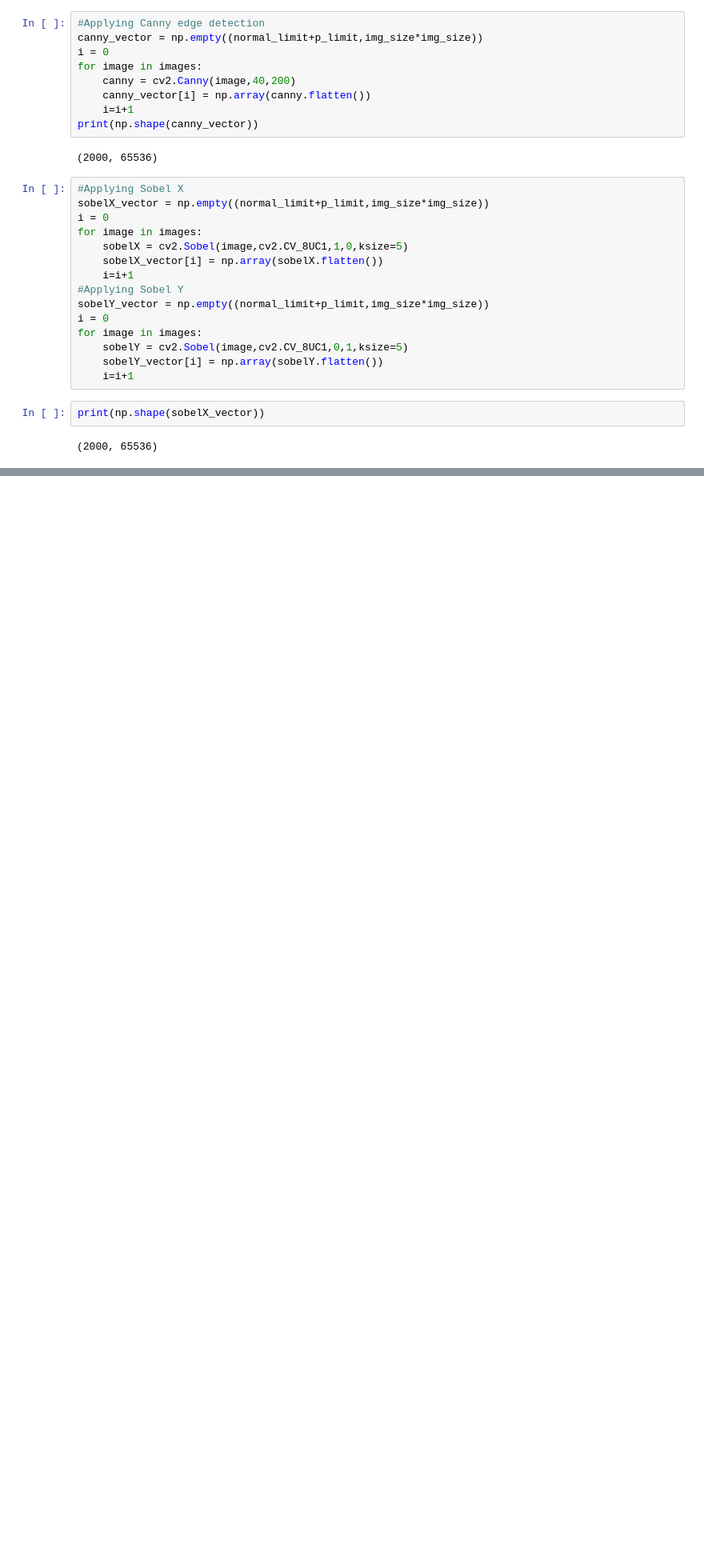
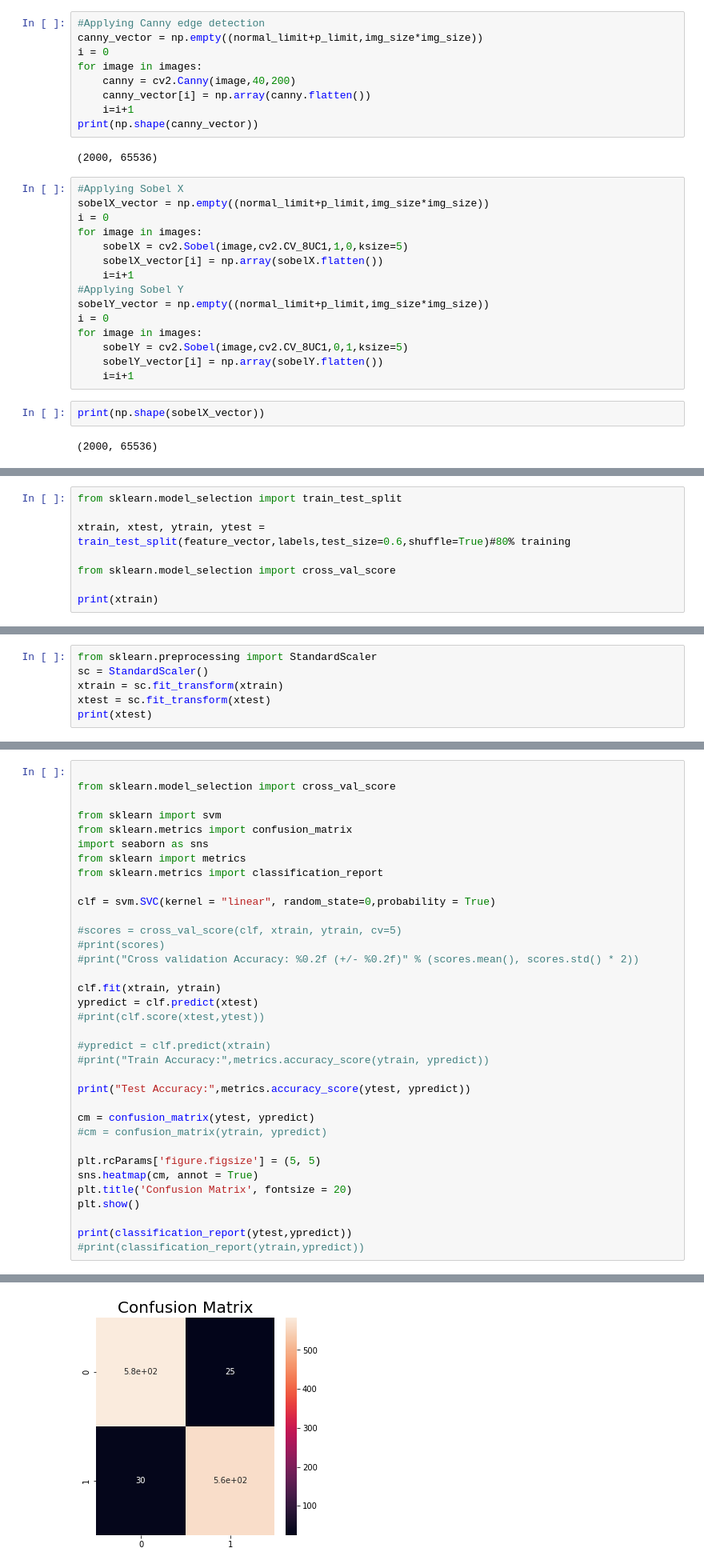
Before and after one commit to rugvedmanoorkar/cmpe255-spring22-final-project, a Jupyter notebook: model.ipynb, the cells around one changed output, grey strips where cells are left out. Shown at 80% size. Drawn from its saved outputs; the diff is of its cells as text; blank space fills up the shorter version.

```diff
--- a/model.ipynb
+++ b/model.ipynb
@@ -264,0 +285,8 @@ print(np.shape(sobelX_vector))
+# %%
+from sklearn.model_selection import train_test_split
+
+xtrain, xtest, ytrain, ytest = train_test_split(feature_vector,labels,test_size=0.6,shuffle=True)#80% training
+
+from sklearn.model_selection import cross_val_score
+
+print(xtrain)
@@ -264,0 +307,6 @@ print(np.shape(sobelX_vector))
+# %%
+from sklearn.preprocessing import StandardScaler
+sc = StandardScaler()
+xtrain = sc.fit_transform(xtrain)
+xtest = sc.fit_transform(xtest)
+print(xtest)
@@ -264,0 +355,36 @@ print(np.shape(sobelX_vector))
+# %%
+
+from sklearn.model_selection import cross_val_score
+
+from sklearn import svm
+from sklearn.metrics import confusion_matrix
+import seaborn as sns
+from sklearn import metrics
+from sklearn.metrics import classification_report
+
+clf = svm.SVC(kernel = "linear", random_state=0,probability = True)
+
+#scores = cross_val_score(clf, xtrain, ytrain, cv=5)
+#print(scores)
+#print("Cross validation Accuracy: %0.2f (+/- %0.2f)" % (scores.mean(), scores.std() * 2))
+
+clf.fit(xtrain, ytrain)
+ypredict = clf.predict(xtest)
+#print(clf.score(xtest,ytest))
+
+#ypredict = clf.predict(xtrain)
+#print("Train Accuracy:",metrics.accuracy_score(ytrain, ypredict))
+
+print("Test Accuracy:",metrics.accuracy_score(ytest, ypredict))
+
+cm = confusion_matrix(ytest, ypredict)
+#cm = confusion_matrix(ytrain, ypredict)
+
+plt.rcParams['figure.figsize'] = (5, 5)
+sns.heatmap(cm, annot = True)
+plt.title('Confusion Matrix', fontsize = 20)
+plt.show()
+
+print(classification_report(ytest,ypredict))
+#print(classification_report(ytrain,ypredict))
+# %% [output]
@@ -264,0 +392 @@ print(np.shape(sobelX_vector))
+[figure, added]
```
Also changed, not shown: parts of 13 cells of this notebook.
